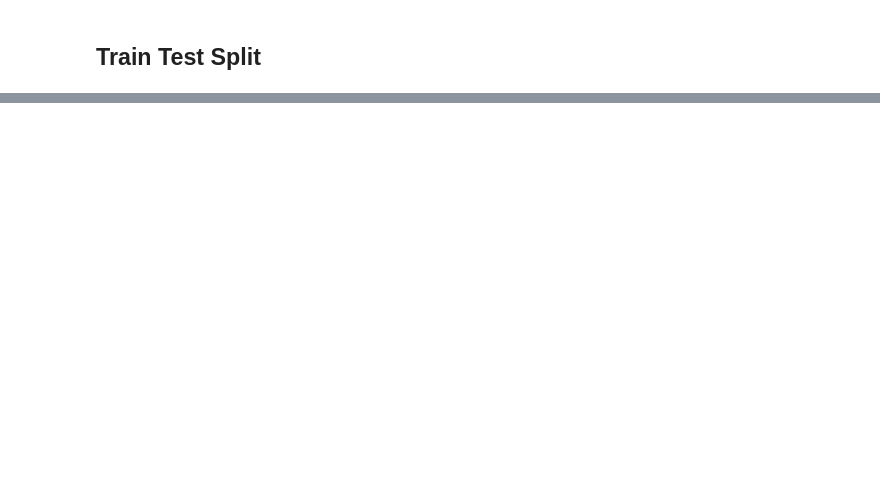
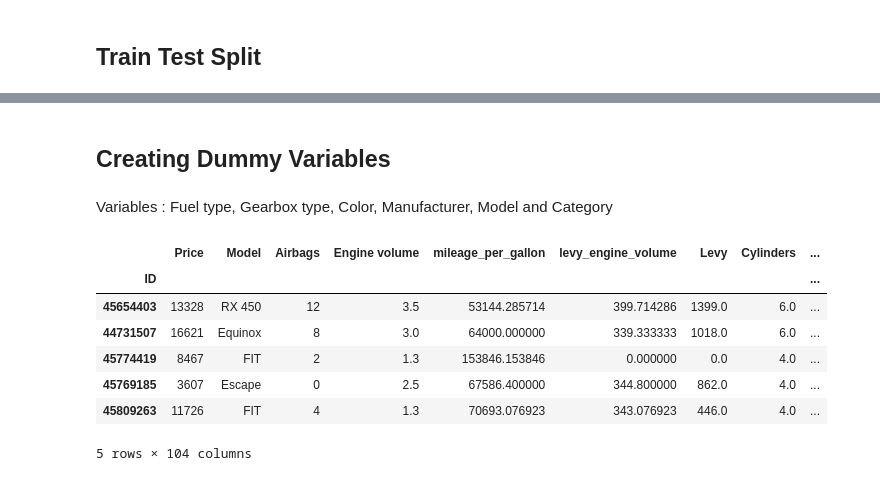
Before and after one commit to Mugangasia/Car-Price-Prediction-Challenge, a Jupyter notebook: car.ipynb, the cells around one changed output, grey strips where cells are left out. Saved outputs shown, nothing was run; the diff lists cells and outputs as text; code cells hidden in the pictures; blank space fills up the shorter version.

```diff
--- a/car.ipynb
+++ b/car.ipynb
@@ -530 +530,35 @@ Covariance Type:            nonrobust
 strong multicollinearity or other numerical problems.
+# %% [markdown]
+## Creating Dummy Variables
+# %% [markdown]
+Variables : Fuel type, Gearbox type, Color, Manufacturer, Model and Category
+# %%
+car_d = cars[['Price','Fuel type','Gear box type','Color','Manufacturer','Model','Category',
+              'Airbags','Engine volume','mileage_per_gallon','levy_engine_volume','Levy','Cylinders']]
+# %%
+def dummies(x,df):
+    temp = pd.get_dummies(df[x],drop_first=True)
+    df= pd.concat([df,temp],axis=1)
+    df.drop([x],axis=1,inplace=True)
+    return df
+# %%
+car_d = dummies('Fuel type',car_d)
+car_d = dummies('Gear box type',car_d)
+car_d = dummies('Color',car_d)
+car_d = dummies('Manufacturer',car_d)
+#car_d = dummies('Model',car_d)
+car_d = dummies('Category',car_d)
+# %%
+
+#car_drop = car_d[['Gear box type', 'Manufacturer', 'Model']]
+#car_d = car_d.drop(car_d[['Gear box type', 'Manufacturer', 'Model']].index)
+car_d.head()
+# %% [output]
+|  | Price | Model | Airbags | Engine volume | mileage_per_gallon | levy_engine_volume | Levy | Cylinders | ... |
+| ID |  |  |  |  |  |  |  |  | ... |
+| 45654403 | 13328 | RX 450 | 12 | 3.5 | 53144.285714 | 399.714286 | 1399.0 | 6.0 | ... |
+| 44731507 | 16621 | Equinox | 8 | 3.0 | 64000.000000 | 339.333333 | 1018.0 | 6.0 | ... |
+| 45774419 | 8467 | FIT | 2 | 1.3 | 153846.153846 | 0.000000 | 0.0 | 4.0 | ... |
+| 45769185 | 3607 | Escape | 0 | 2.5 | 67586.400000 | 344.800000 | 862.0 | 4.0 | ... |
+| 45809263 | 11726 | FIT | 4 | 1.3 | 70693.076923 | 343.076923 | 446.0 | 4.0 | ... |
+5 rows × 104 columns
```
Also changed, not shown: parts of 8 cells of this notebook.
